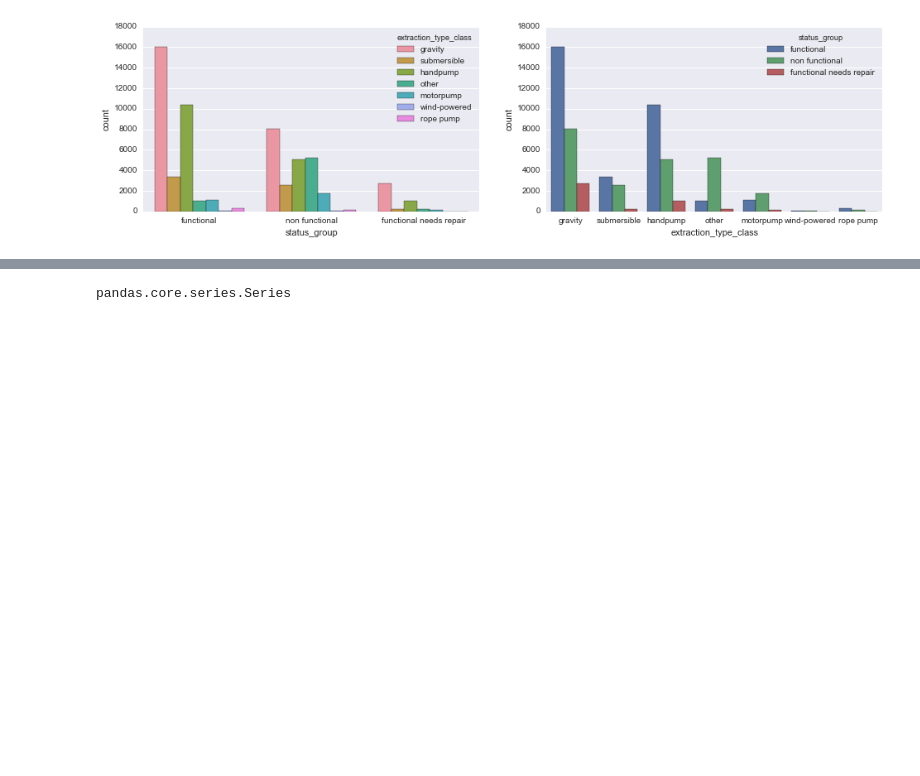
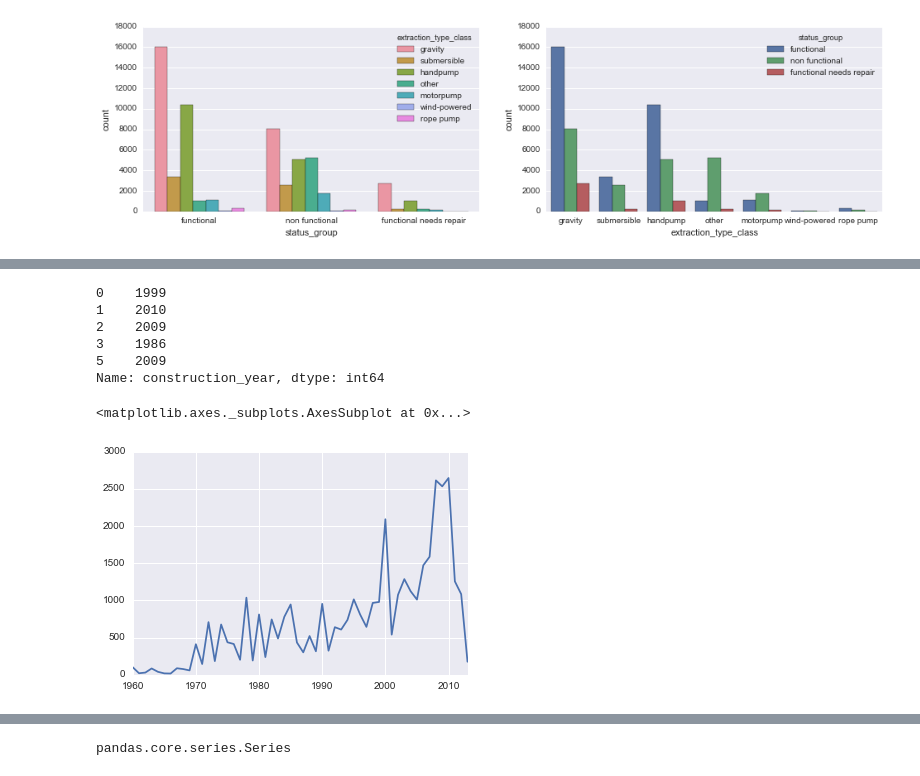
Before and after one commit to jdills26/Tanzania-water-table, a Jupyter notebook: data_explore.ipynb, the cells around one changed output, grey strips where cells are left out. Drawn from its saved outputs; the diff is of its cells as text; code cells hidden in the pictures; blank space fills up the shorter version.

Commit message:
look at construction with years = 0 removed

```diff
--- a/data_explore.ipynb
+++ b/data_explore.ipynb
@@ -215,3 +229,5 @@ sns.countplot(data=combined, x='extraction_type_class',hue='status_group', ax=ax
 # %% [output]
 <matplotlib.axes._subplots.AxesSubplot at 0x...>
 [figure]
+# %%
+combined['construction_year'] = pd.to_datetime(combined['construction_year'])
@@ -218,2 +257,17 @@ sns.countplot(data=combined, x='extraction_type_class',hue='status_group', ax=ax
+# %%
+d=combined[combined['construction_year'] > 0]
+d.construction_year.head(5)
+# %% [output]
+0    1999
+1    2010
+2    2009
+3    1986
+5    2009
+Name: construction_year, dtype: int64
+# %%
+d['construction_year'].value_counts().sort_index().plot()
+# %% [output]
+<matplotlib.axes._subplots.AxesSubplot at 0x...>
+[figure, added]
 # %%
 #look at when installed vs the status_group
```
Also changed, not shown: parts of 13 cells of this notebook.
